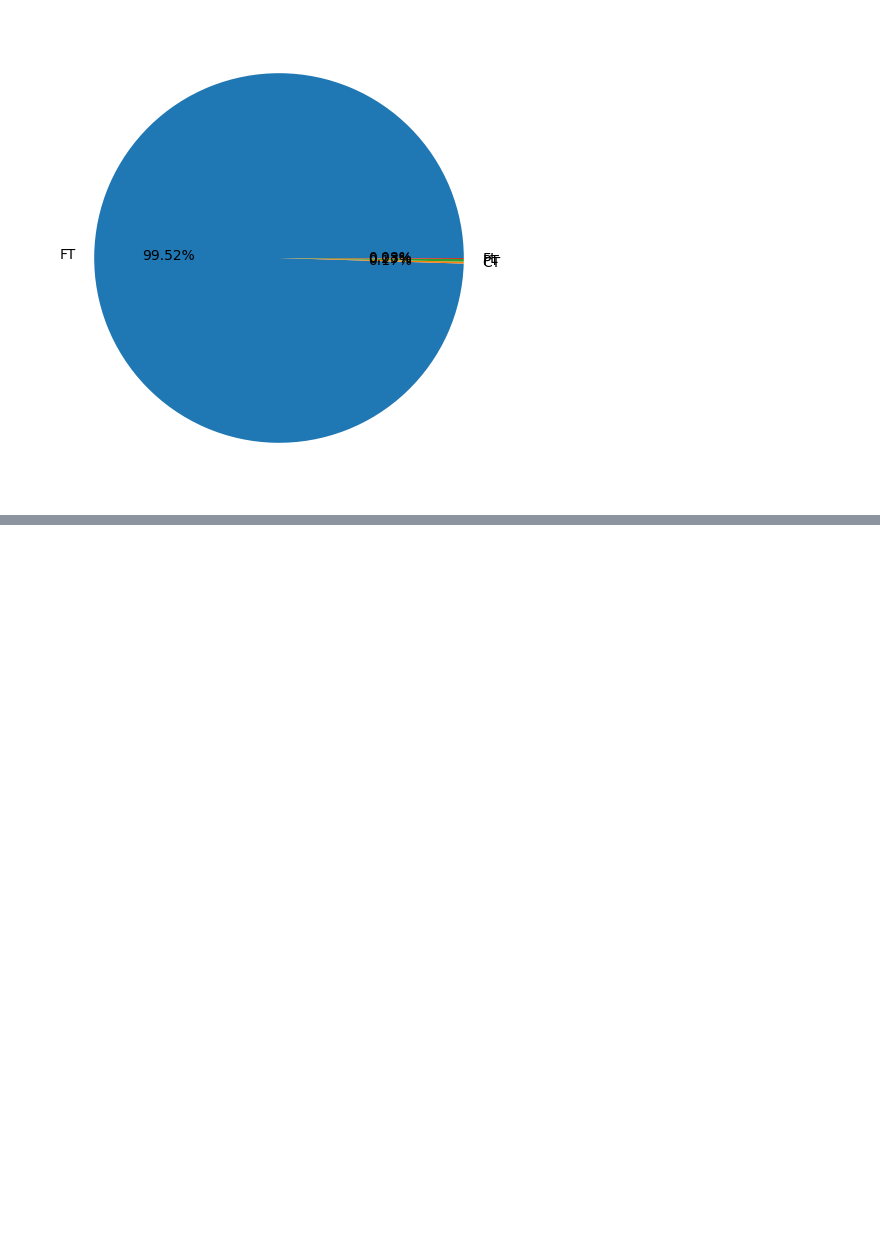
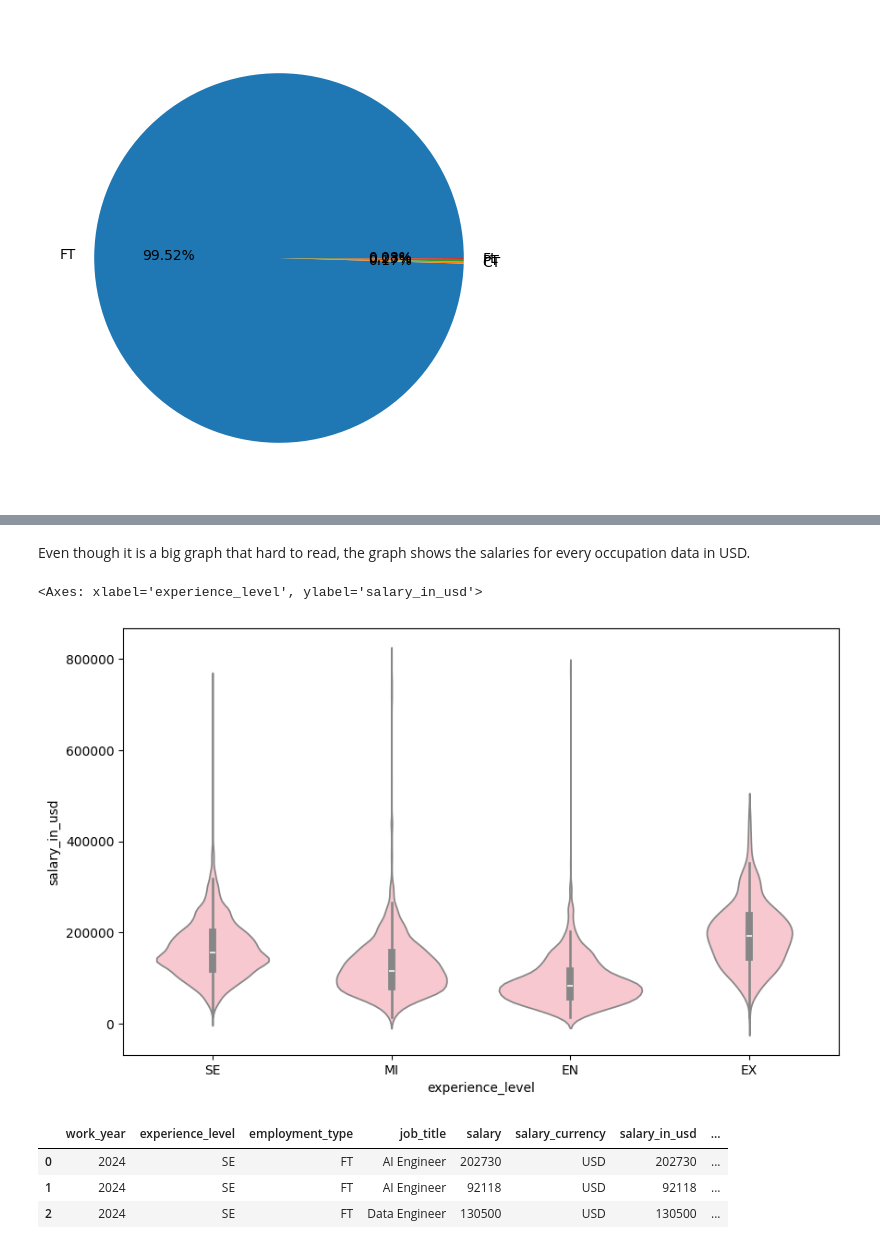
Before and after one commit to hasanenesguray/Data-Science-Projects, a Jupyter notebook: Regression/Data Developer/Data Developer Salary - Machine Learning & EDA.ipynb, the cells around one changed output, grey strips where cells are left out. Saved outputs shown, nothing was run; the diff lists cells and outputs as text; code cells hidden in the pictures; blank space fills up the shorter version.

```diff
--- a/Regression/Data Developer/Data Developer Salary - Machine Learning & EDA.ipynb
+++ b/Regression/Data Developer/Data Developer Salary - Machine Learning & EDA.ipynb
@@ -130,0 +140,15 @@ plt.pie(values, labels = labels, autopct = '%1.2f%%')
+# %% [markdown]
+Even though it is a big graph that hard to read, the graph shows the salaries for every occupation data in USD.
+# %%
+plt.figure(figsize = (10, 6))
+sns.violinplot(data = df, x = 'experience_level', y = 'salary_in_usd', color = 'pink')
+# %% [output]
+<Axes: xlabel='experience_level', ylabel='salary_in_usd'>
+[figure, added]
+# %%
+df.head(3)
+# %% [output]
+|  | work_year | experience_level | employment_type | job_title | salary | salary_currency | salary_in_usd | ... |
+| 0 | 2024 | SE | FT | AI Engineer | 202730 | USD | 202730 | ... |
+| 1 | 2024 | SE | FT | AI Engineer | 92118 | USD | 92118 | ... |
+| 2 | 2024 | SE | FT | Data Engineer | 130500 | USD | 130500 | ... |
```
Also changed, not shown: parts of 21 cells of this notebook.
